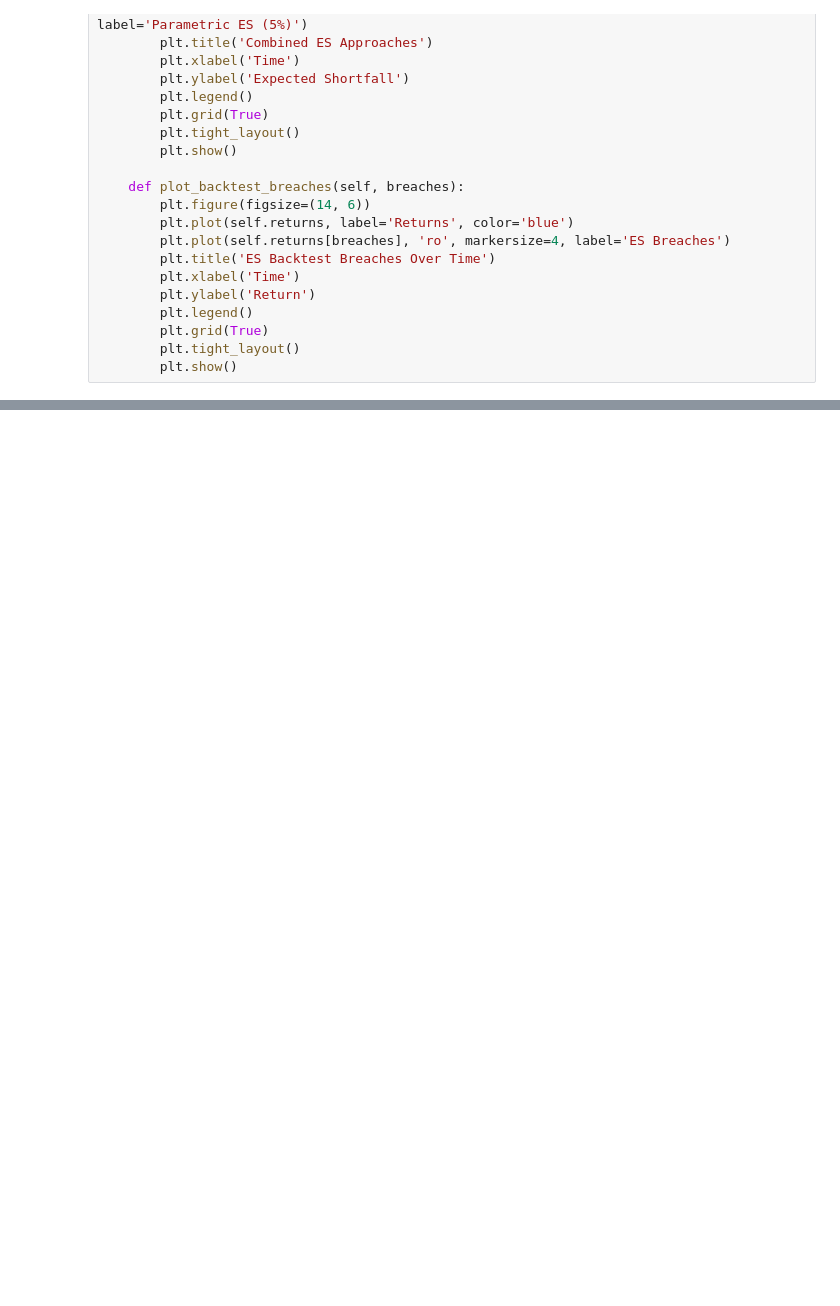
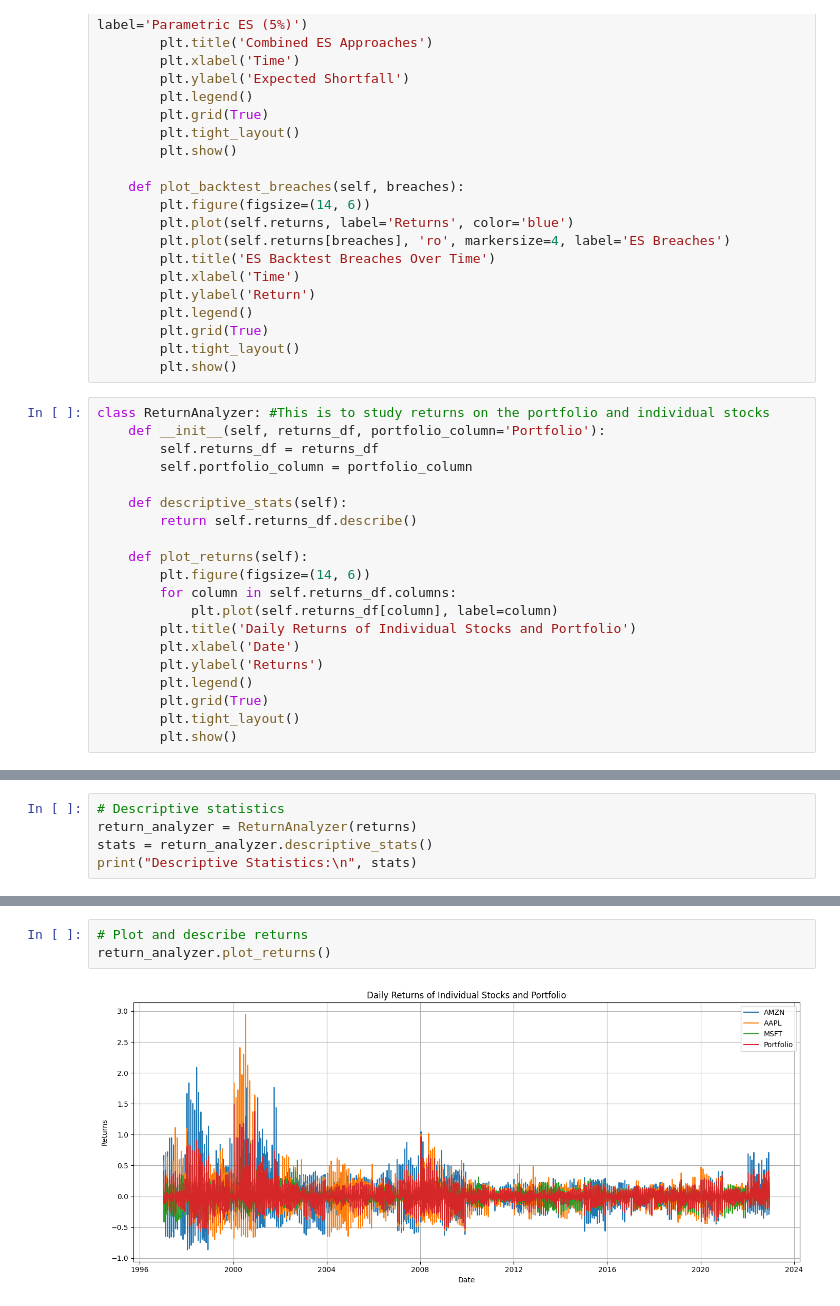
Before and after one commit to sanmoymandal/VaR-stress-testing, a Jupyter notebook: VaR_estimation_and_backtesting.ipynb, the cells around one changed output, grey strips where cells are left out. Drawn from its saved outputs; the diff is of its cells as text; blank space fills up the shorter version.

```diff
--- a/VaR_estimation_and_backtesting.ipynb
+++ b/VaR_estimation_and_backtesting.ipynb
@@ -189,6 +189,26 @@ class ESPlotter:
         plt.grid(True)
         plt.tight_layout()
         plt.show()
+# %%
+class ReturnAnalyzer: #This is to study returns on the portfolio and individual stocks
+    def __init__(self, returns_df, portfolio_column='Portfolio'):
+        self.returns_df = returns_df
+        self.portfolio_column = portfolio_column
+
+    def descriptive_stats(self):
+        return self.returns_df.describe()
+
+    def plot_returns(self):
+        plt.figure(figsize=(14, 6))
+        for column in self.returns_df.columns:
+            plt.plot(self.returns_df[column], label=column)
+        plt.title('Daily Returns of Individual Stocks and Portfolio')
+        plt.xlabel('Date')
+        plt.ylabel('Returns')
+        plt.legend()
+        plt.grid(True)
+        plt.tight_layout()
+        plt.show()
 # %%
 # Load stock data from CSV files
 amzn_data = pd.read_csv('AMZN.csv', parse_dates=['Date'], index_col='Date')
@@ -294,0 +264,5 @@ TUFF Test breach windows (ES): 0
+# %%
+# Descriptive statistics
+return_analyzer = ReturnAnalyzer(returns)
+stats = return_analyzer.descriptive_stats()
+print("Descriptive Statistics:\n", stats)
@@ -294,0 +311,5 @@ TUFF Test breach windows (ES): 0
+# %%
+# Plot and describe returns
+return_analyzer.plot_returns()
+# %% [output]
+[figure, added]
```
Also changed, not shown: parts of 8 cells of this notebook.
